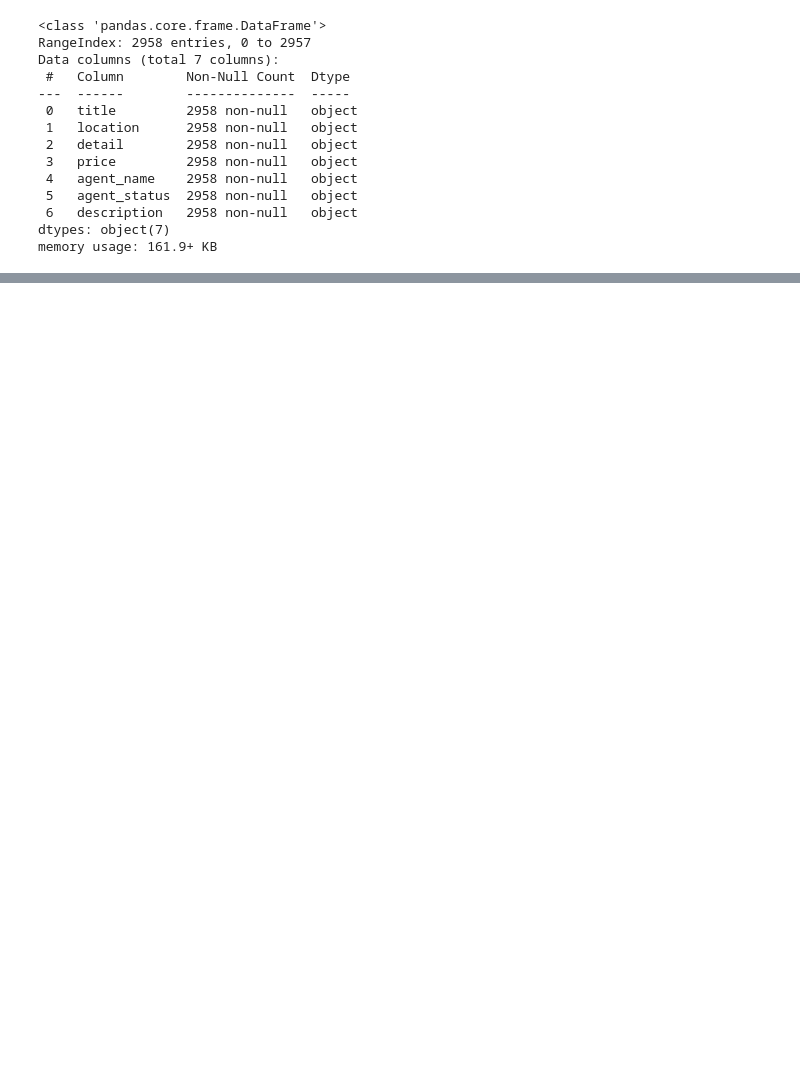
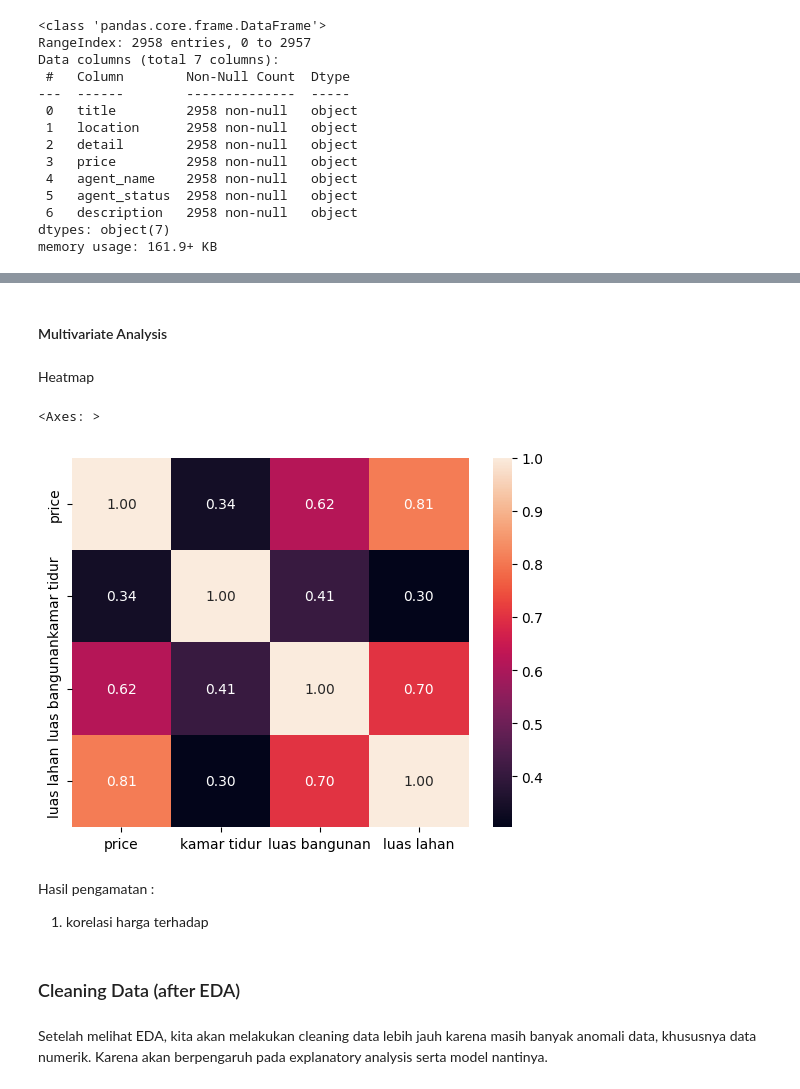
Before and after one commit to linggamandala/lamudi-malang-house-analysis, a Jupyter notebook: scraping/analisis.ipynb, the cells around one changed output, grey strips where cells are left out. Saved outputs shown, nothing was run; the diff lists cells and outputs as text; code cells hidden in the pictures; blank space fills up the shorter version.

```diff
--- a/scraping/analisis.ipynb
+++ b/scraping/analisis.ipynb
@@ -191,0 +345,17 @@ memory usage: 230.9+ KB
+# %% [markdown]
+#### Multivariate Analysis
+# %% [markdown]
+Heatmap
+# %%
+correlation = df.corr(numeric_only=True)
+sns.heatmap(correlation, annot=True, fmt=".2f")
+# %% [output]
+<Axes: >
+[figure, added]
+# %% [markdown]
+Hasil pengamatan :
+1. korelasi harga terhadap
+# %% [markdown]
+### Cleaning Data (after EDA)
+# %% [markdown]
+Setelah melihat EDA, kita akan melakukan cleaning data lebih jauh karena masih banyak anomali data, khususnya data numerik. Karena akan berpengaruh pada explanatory analysis serta model nantinya.
```
Also changed, not shown: parts of 67 cells of this notebook, 1 other file.
